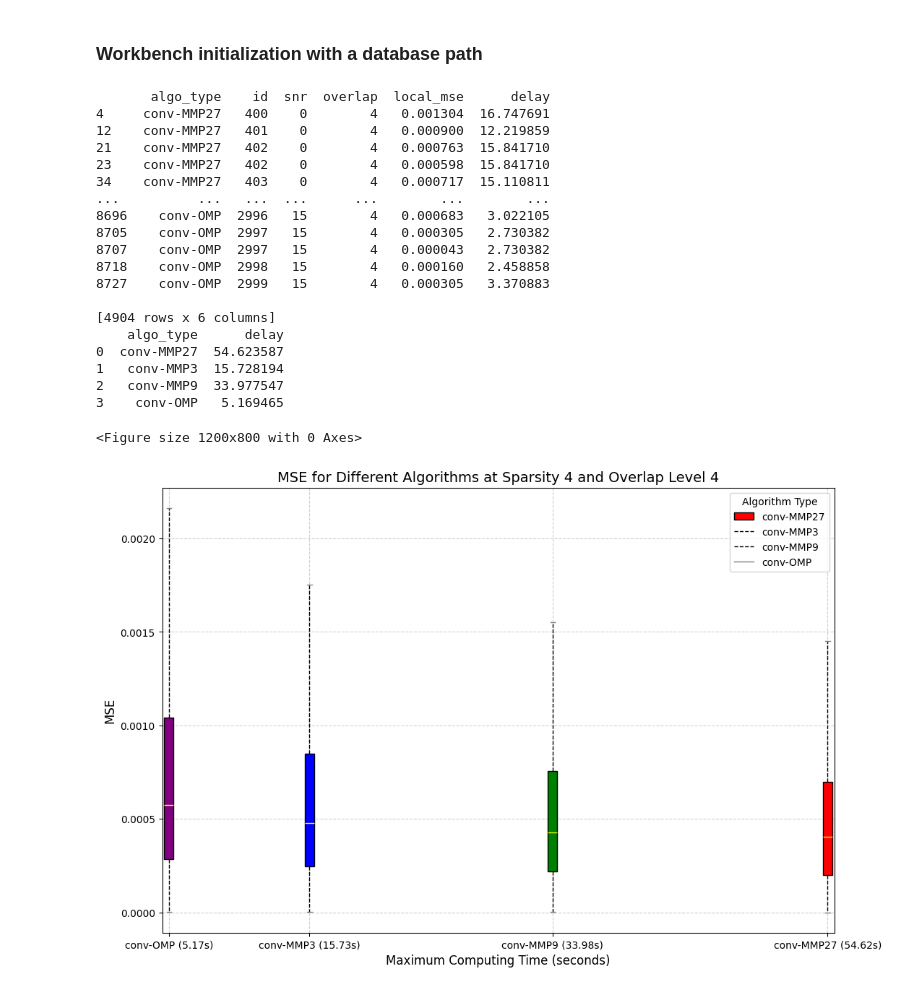
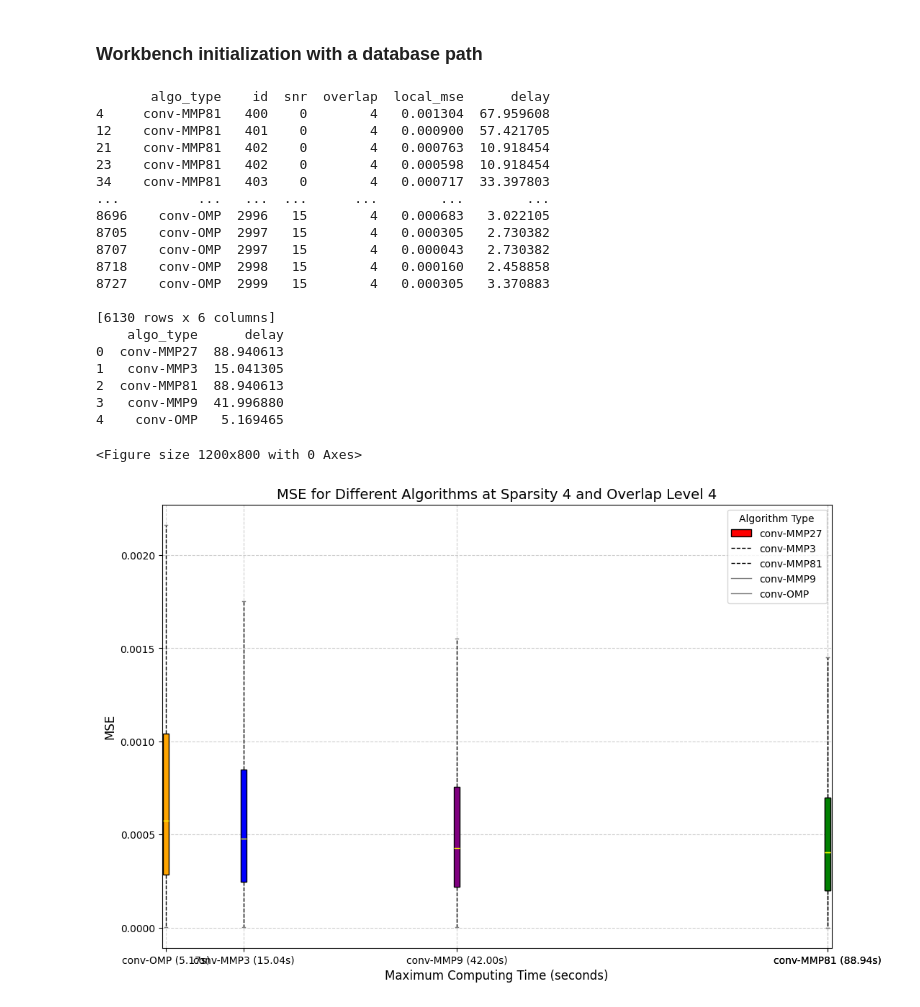
Before and after one commit to yanisgomes/csc, a Jupyter notebook: icassp/icassp_mse_vs_time.ipynb, the cells around one changed output. Cells and saved outputs as stored; diff of their text form; code cells hidden in the pictures.

```diff
--- a/icassp/icassp_mse_vs_time.ipynb
+++ b/icassp/icassp_mse_vs_time.ipynb
@@ -46,6 +46,11 @@ else:
     icassp_mmp9_db = f'C:\\Users\\gomes\\Documents\\ENS\\00_M1\\00_BORELLI\\01_WorkInProgress\\synthetic-data\\icassp-mmpdf9-{batchSize}.json'
     icassp_mmp3_db = f'C:\\Users\\gomes\\Documents\\ENS\\00_M1\\00_BORELLI\\01_WorkInProgress\\synthetic-data\\icassp-mmpdf3-{batchSize}.json'
 
+    borelli_mmp81_db = f'C:\\Users\\gomes\\Documents\\ENS\\00_M1\\00_BORELLI\\01_WorkInProgress\\synthetic-data\\borelli-mmpdf81-{batchSize}.json'
+    borelli_mmp27_db = f'C:\\Users\\gomes\\Documents\\ENS\\00_M1\\00_BORELLI\\01_WorkInProgress\\synthetic-data\\borelli-mmpdf27-{batchSize}.json'
+    borelli_mmp9_db = f'C:\\Users\\gomes\\Documents\\ENS\\00_M1\\00_BORELLI\\01_WorkInProgress\\synthetic-data\\borelli-mmpdf9-{batchSize}.json'
+    borelli_mmp3_db = f'C:\\Users\\gomes\\Documents\\ENS\\00_M1\\00_BORELLI\\01_WorkInProgress\\synthetic-data\\borelli-mmpdf3-{batchSize}.json'
+
     icassp_mp_db = f'C:\\Users\\gomes\\Documents\\ENS\\00_M1\\00_BORELLI\\01_WorkInProgress\\synthetic-data\\icassp-mp-{batchSize}.json'
     icassp_omp_db = f'C:\\Users\\gomes\\Documents\\ENS\\00_M1\\00_BORELLI\\01_WorkInProgress\\synthetic-data\\icassp-omp-{batchSize}.json'
     icassp_alphaCSC_db = f'C:\\Users\\gomes\\Documents\\ENS\\00_M1\\00_BORELLI\\01_WorkInProgress\\synthetic-data\\icassp-alphaCSC-{batchSize}.json'
@@ -60,35 +65,37 @@ constrained_workbench.set_dictionary(dictionary)
 # %%
 constrained_workbench.boxplotDelayVsMSE(
     sparsity=4,
     overlap_level=4,
-    MMP27=icassp_mmp27_db,
-    MMP9=icassp_mmp9_db,
-    MMP3=icassp_mmp3_db,
+    MMP81=borelli_mmp81_db,
+    MMP27=borelli_mmp27_db,
+    MMP9=borelli_mmp9_db,
+    MMP3=borelli_mmp3_db,
     OMP=icassp_omp_db,
     verbose=True
 )
 # %% [output]
        algo_type    id  snr  overlap  local_mse      delay
-4     conv-MMP27   400    0        4   0.001304  16.747691
-12    conv-MMP27   401    0        4   0.000900  12.219859
-21    conv-MMP27   402    0        4   0.000763  15.841710
-23    conv-MMP27   402    0        4   0.000598  15.841710
-34    conv-MMP27   403    0        4   0.000717  15.110811
+4     conv-MMP81   400    0        4   0.001304  67.959608
+12    conv-MMP81   401    0        4   0.000900  57.421705
+21    conv-MMP81   402    0        4   0.000763  10.918454
+23    conv-MMP81   402    0        4   0.000598  10.918454
+34    conv-MMP81   403    0        4   0.000717  33.397803
 ...          ...   ...  ...      ...        ...        ...
 8696    conv-OMP  2996   15        4   0.000683   3.022105
 8705    conv-OMP  2997   15        4   0.000305   2.730382
 8707    conv-OMP  2997   15        4   0.000043   2.730382
 8718    conv-OMP  2998   15        4   0.000160   2.458858
 8727    conv-OMP  2999   15        4   0.000305   3.370883
 
-[4904 rows x 6 columns]
+[6130 rows x 6 columns]
     algo_type      delay
-0  conv-MMP27  54.623587
-1   conv-MMP3  15.728194
-2   conv-MMP9  33.977547
-3    conv-OMP   5.169465
+0  conv-MMP27  88.940613
+1   conv-MMP3  15.041305
+2  conv-MMP81  88.940613
+3   conv-MMP9  41.996880
+4    conv-OMP   5.169465
 <Figure size 1200x800 with 0 Axes>
-[figure, old version]
+[figure, new version]
 # %%
 constrained_workbench.boxplotDelayVsMSE(
     sparsity=5,
```
Also changed, not shown: parts of 1 cell of this notebook.
